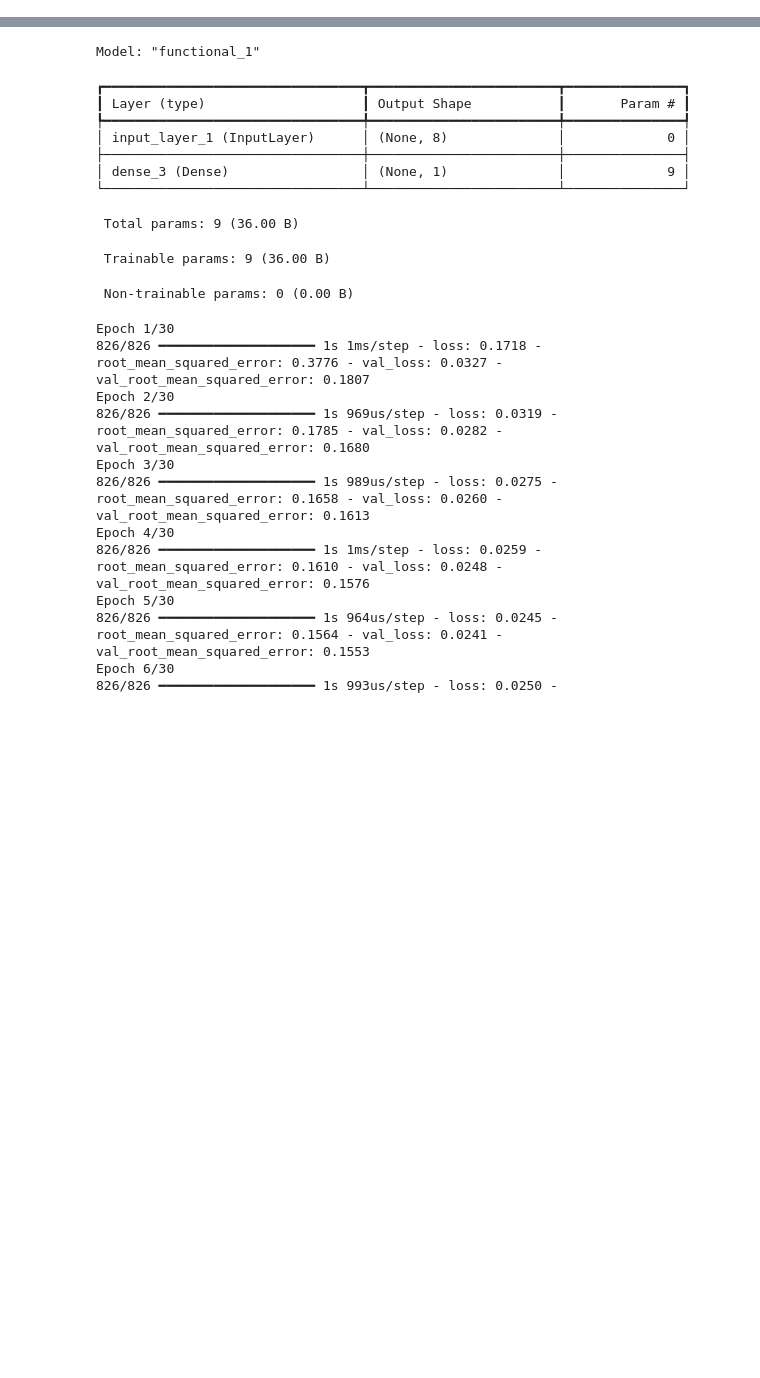
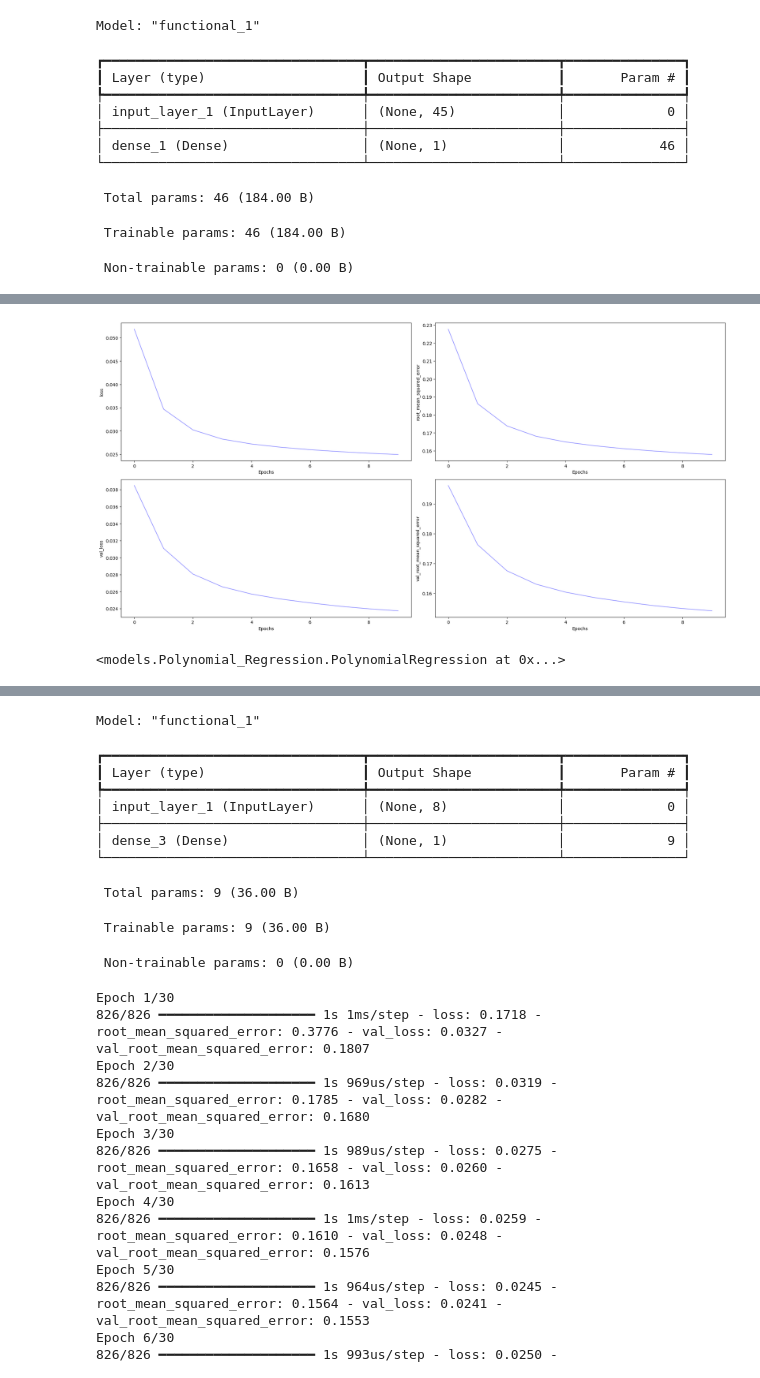
Before and after one commit to nguyenddat/Learn_AI, a Jupyter notebook: California_Housing_Price/House_price.ipynb, the cells around one changed output, grey strips where cells are left out. Drawn from its saved outputs; the diff is of its cells as text; code cells hidden in the pictures; blank space fills up the shorter version.

Commit message:
polynomial regression

```diff
--- a/California_Housing_Price/House_price.ipynb
+++ b/California_Housing_Price/House_price.ipynb
@@ -25,3 +62,20 @@ normalized_X_test = normalize.normalize(x_test, x_scaler)
 
 normalized_y_train, y_scaler = normalize.normalize(y_train.reshape(-1, 1))
 normalized_y_test = normalize.normalize(y_test.reshape(-1, 1), y_scaler)
+# %%
+from models.Polynomial_Regression import PolynomialRegression
+
+poly_regression = PolynomialRegression(order = 2, lr = 0.01)
+poly_regression.fit(X = normalized_X_train, y = normalized_y_train)
+# %% [output]
+Model: "functional_1"
+┏━━━━━━━━━━━━━━━━━━━━━━━━━━━━━━━━━┳━━━━━━━━━━━━━━━━━━━━━━━━┳━━━━━━━━━━━━━━━┓
+┃ Layer (type)                    ┃ Output Shape           ┃       Param # ┃
+┡━━━━━━━━━━━━━━━━━━━━━━━━━━━━━━━━━╇━━━━━━━━━━━━━━━━━━━━━━━━╇━━━━━━━━━━━━━━━┩
+│ input_layer_1 (InputLayer)      │ (None, 45)             │             0 │
+├─────────────────────────────────┼────────────────────────┼───────────────┤
+│ dense_1 (Dense)                 │ (None, 1)              │            46 │
+└─────────────────────────────────┴────────────────────────┴───────────────┘
+ Total params: 46 (184.00 B)
+ Trainable params: 46 (184.00 B)
+ Non-trainable params: 0 (0.00 B)
@@ -28,3 +102,5 @@ normalized_y_test = normalize.normalize(y_test.reshape(-1, 1), y_scaler)
+[figure, added]
+<models.Polynomial_Regression.PolynomialRegression at 0x...>
 # %%
 from models.ANN import ANN
 
```
Also changed, not shown: parts of 7 cells of this notebook, 4 other files.
